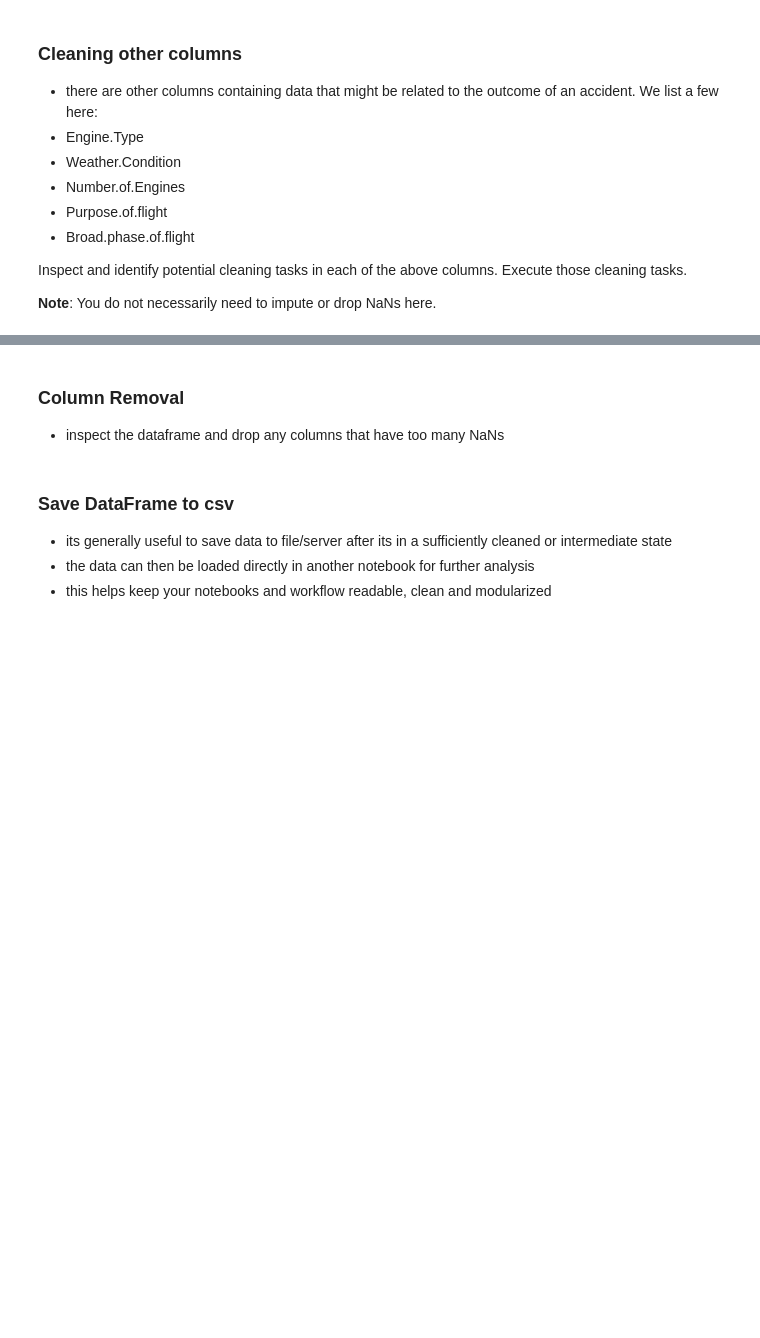
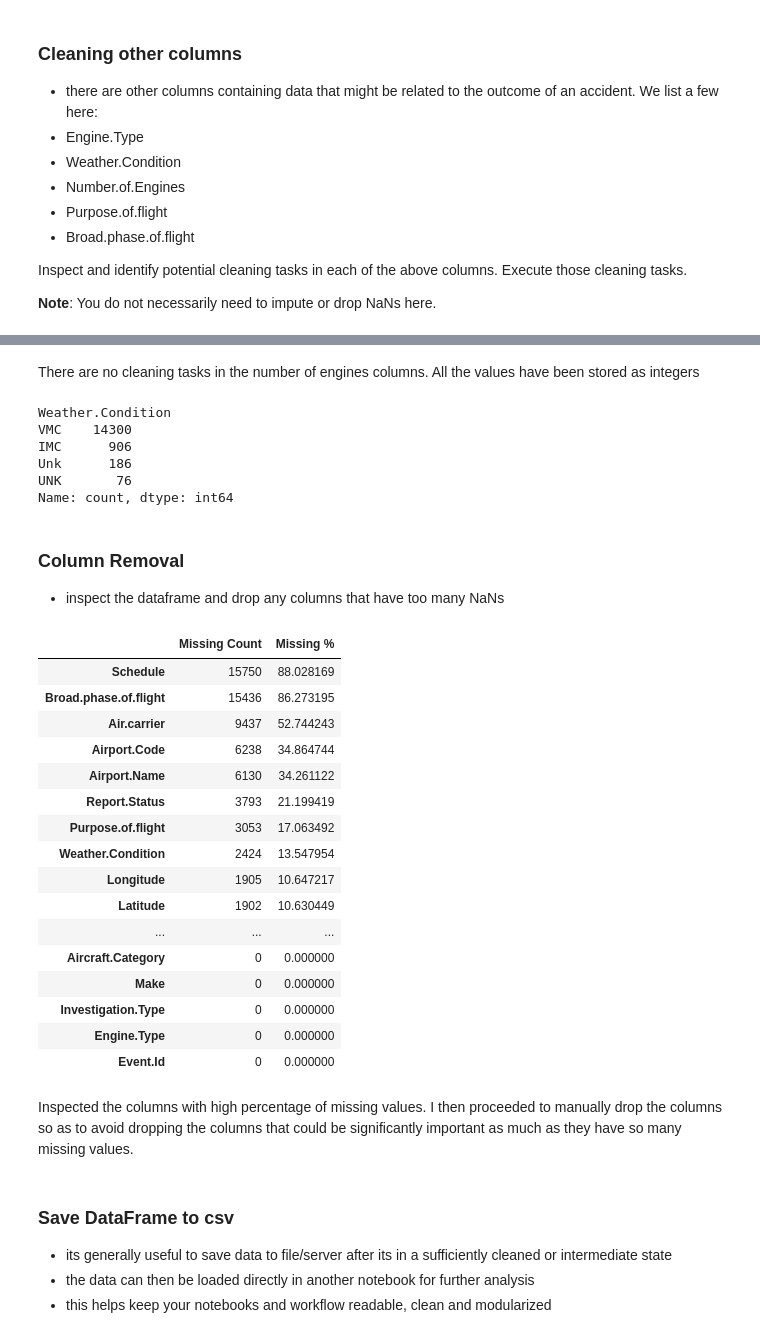
Before and after one commit to Ke-ira/dsc-course0-m8-lab, a Jupyter notebook: Aviation_Accidents_Cleaning.ipynb, the cells around one changed output, grey strips where cells are left out. Cells and saved outputs as stored; diff of their text form; code cells hidden in the pictures; blank space fills up the shorter version.

```diff
--- a/Aviation_Accidents_Cleaning.ipynb
+++ b/Aviation_Accidents_Cleaning.ipynb
@@ -390,0 +426,6 @@ event_date
+# %%
+# Adding a column for identifying different plane types with the same model number
+event_date['Aircraft.Type'] = (
+    event_date['Make'].str.strip() + " " + event_date['Model'].str.strip())
+
+event_date['Aircraft.Type'] = event_date['Aircraft.Type'].str.upper()  # Standardizing with Uppercase
@@ -402,0 +473,12 @@ Inspect and identify potential cleaning tasks in each of the above columns. Exec
+# %%
+event_date['Engine.Type'] = event_date['Engine.Type'].replace(
+    ['UNK', 'Unknown', 'UNKN', 'UNKNOW'],
+    'unknown')   # Ensuring uniformity in the naming of the missing values
+
+event_date['Engine.Type'] = event_date['Engine.Type'].fillna('Unknown') # placeholder for missing values
+
+event_date['Engine.Type'] = (
+    event_date['Engine.Type']
+    .str.strip()
+    .str.lower()
+)
@@ -403,3 +495,49 @@ Inspect and identify potential cleaning tasks in each of the above columns. Exec
+# %% [markdown]
+There are no cleaning tasks in the number of engines columns. All the values have been stored as integers
+# %%
+event_date['Weather.Condition'].value_counts()
+# %% [output]
+Weather.Condition
+VMC    14300
+IMC      906
+Unk      186
+UNK       76
+Name: count, dtype: int64
+# %%
+# Ensurig uniformity in the naming of placeholders
+event_date['Weather.Condition'] = (
+    event_date['Weather.Condition']
+    .str.strip()
+    .str.upper()
+)
 # %% [markdown]
 ### Column Removal
 - inspect the dataframe and drop any columns that have too many NaNs
+# %%
+missing_counts = event_date.isna().sum()
+missing_percent = (missing_counts / len(event_date)) * 100
+
+missing_summary = pd.DataFrame({
+    'Missing Count': missing_counts,
+    'Missing %': missing_percent})
+
+
+missing_summary.sort_values(by='Missing %', ascending=False)
+# %% [output]
+|  | Missing Count | Missing % |
+| Schedule | 15750 | 88.028169 |
+| Broad.phase.of.flight | 15436 | 86.273195 |
+| Air.carrier | 9437 | 52.744243 |
+| Airport.Code | 6238 | 34.864744 |
+| Airport.Name | 6130 | 34.261122 |
+| Report.Status | 3793 | 21.199419 |
+| Purpose.of.flight | 3053 | 17.063492 |
+| Weather.Condition | 2424 | 13.547954 |
+| Longitude | 1905 | 10.647217 |
+| Latitude | 1902 | 10.630449 |
+| ... | ... | ... |
+| Aircraft.Category | 0 | 0.000000 |
+| Make | 0 | 0.000000 |
+| Investigation.Type | 0 | 0.000000 |
+| Engine.Type | 0 | 0.000000 |
+| Event.Id | 0 | 0.000000 |
@@ -406,3 +548,5 @@ Inspect and identify potential cleaning tasks in each of the above columns. Exec
+# %% [markdown]
+Inspected the columns with high percentage of missing values. I then proceeded to manually drop the columns so as to avoid dropping the columns that could be significantly important as much as they have so many missing values.
 # %% [markdown]
 ### Save DataFrame to csv
 - its generally useful to save data to file/server after its in a sufficiently cleaned or intermediate state
```
Also changed, not shown: parts of 18 cells of this notebook, 1 other file.
